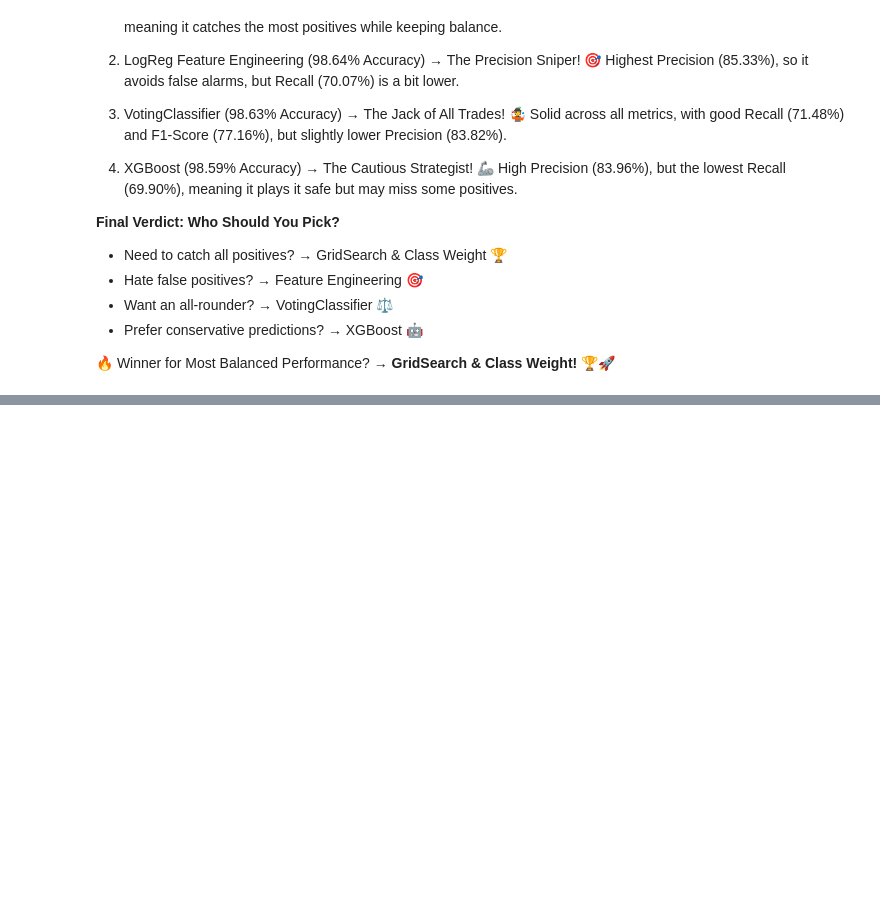
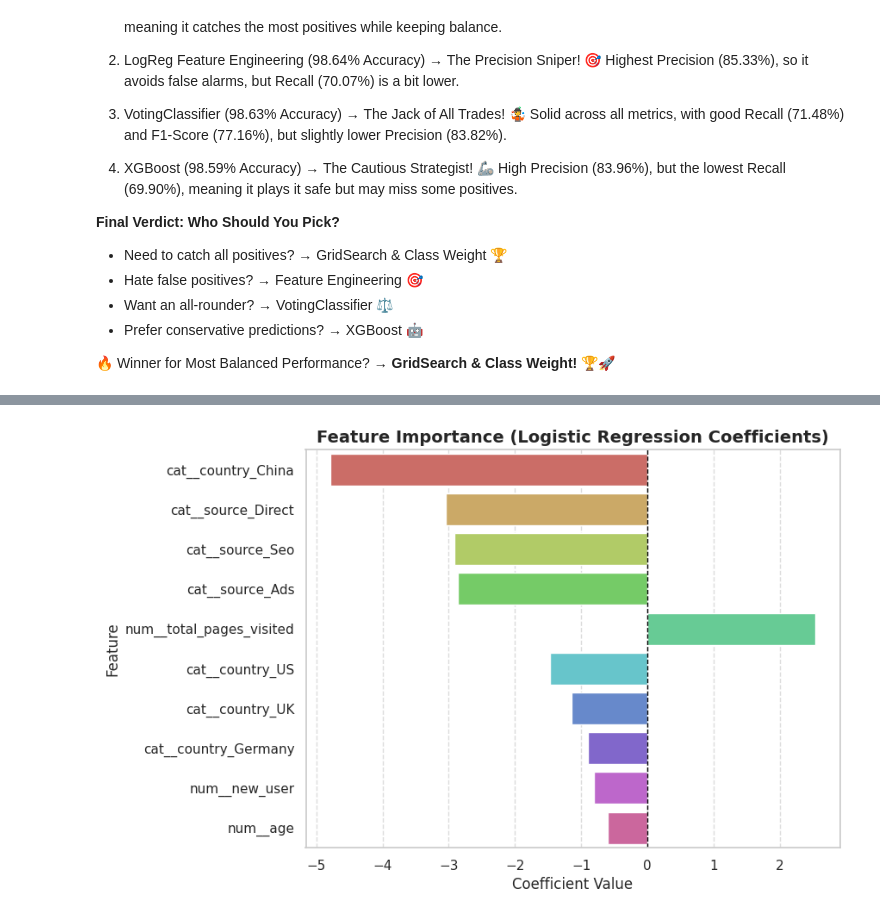
Before and after one commit to YnaPqt/supervised-machine-learning-conversion-rate, a Jupyter notebook: conversion_rate_challenge.ipynb, the cells around one changed output, grey strips where cells are left out. Drawn from its saved outputs; the diff is of its cells as text; code cells hidden in the pictures; blank space fills up the shorter version.

```diff
--- a/conversion_rate_challenge.ipynb
+++ b/conversion_rate_challenge.ipynb
@@ -951,0 +1017,17 @@ FileNotFoundError: [Errno 2] No such file or directory: 'conversion_data_test.cs
+# %%
+# Extract feature names
+feature_names = ['num__age', 'num__new_user', 'num__total_pages_visited',
+       'cat__country_China', 'cat__country_Germany', 'cat__country_UK',
+       'cat__country_US', 'cat__source_Ads', 'cat__source_Direct',
+       'cat__source_Seo']
+
+# Get model coefficients
+coefficients = gridsearch.best_estimator_.coef_[0]
+
+# Create DataFrame for better visualization
+coef_df = pd.DataFrame({"Feature": feature_names, "Coefficient": coefficients})
+coef_df["Absolute Coef"] = coef_df["Coefficient"].abs()
+coef_df = coef_df.sort_values(by="Absolute Coef", ascending=False)
+
+# Display feature importance
+print(coef_df)
@@ -951,0 +1046,12 @@ FileNotFoundError: [Errno 2] No such file or directory: 'conversion_data_test.cs
+# %%
+# Plot feature importance
+plt.figure(figsize=(8, 6))
+sns.barplot(x="Coefficient", y="Feature", hue="Feature", data=coef_df, palette="hls", legend=False)
+plt.axvline(x=0, color="black", linestyle="--", linewidth=1)  # Reference line at 0
+plt.title("Feature Importance (Logistic Regression Coefficients)", fontsize=14, fontweight="bold")
+plt.xlabel("Coefficient Value", fontsize=12)
+plt.ylabel("Feature", fontsize=12)
+plt.grid(axis="x", linestyle="--", alpha=0.7)
+plt.show()
+# %% [output]
+[figure, added]
```
Also changed, not shown: parts of 21 cells of this notebook.
